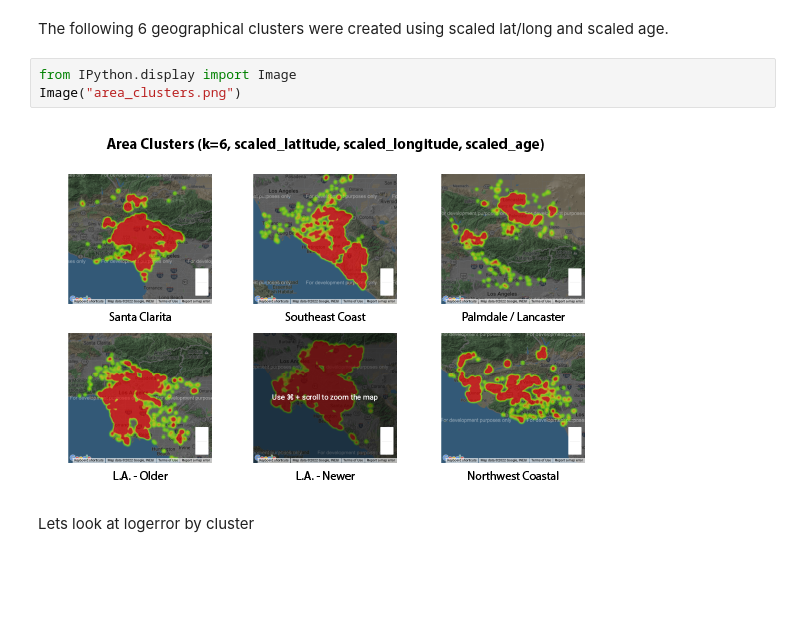
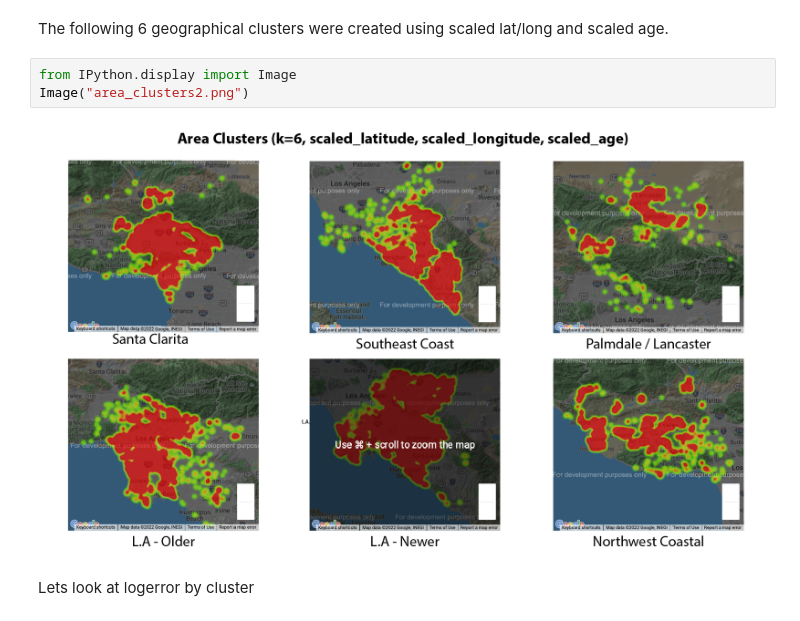
Before and after one commit to Zillow-Project-JG-DN/clustering-project-jgdn, a Jupyter notebook: report_notebook2.ipynb, the cells around one changed output. Cells and saved outputs as stored; diff of their text form; blank space fills up the shorter version.

Commit message:
Update area clusters graphic

```diff
--- a/report_notebook2.ipynb
+++ b/report_notebook2.ipynb
@@ -184,9 +184,9 @@ This is positive correlation with a low p-value.
 The following 6 geographical clusters were created using scaled lat/long and scaled age.
 # %%
 from IPython.display import Image
-Image("area_clusters.png")
+Image("area_clusters2.png")
 # %% [output]
-[figure, old version]
+[figure, new version]
 # %% [markdown]
 Lets look at logerror by cluster
 # %%
```
Also changed, not shown: 1 other file.
